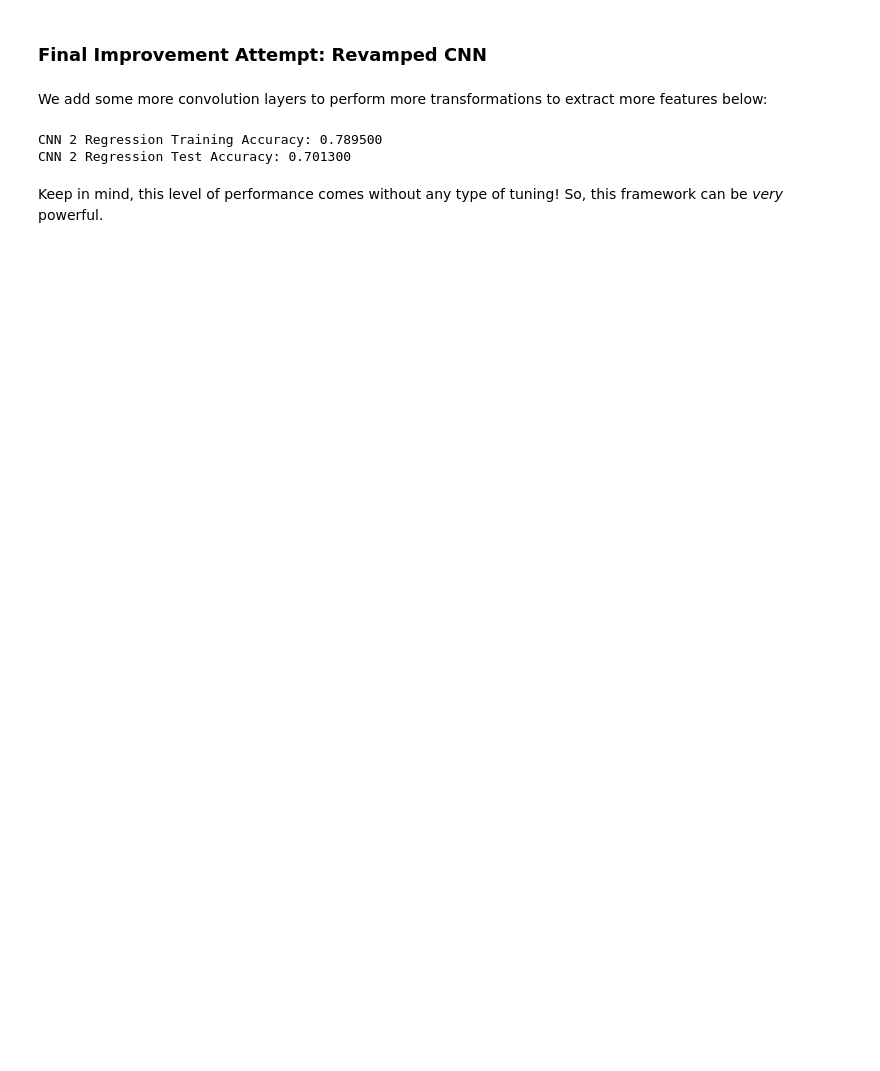
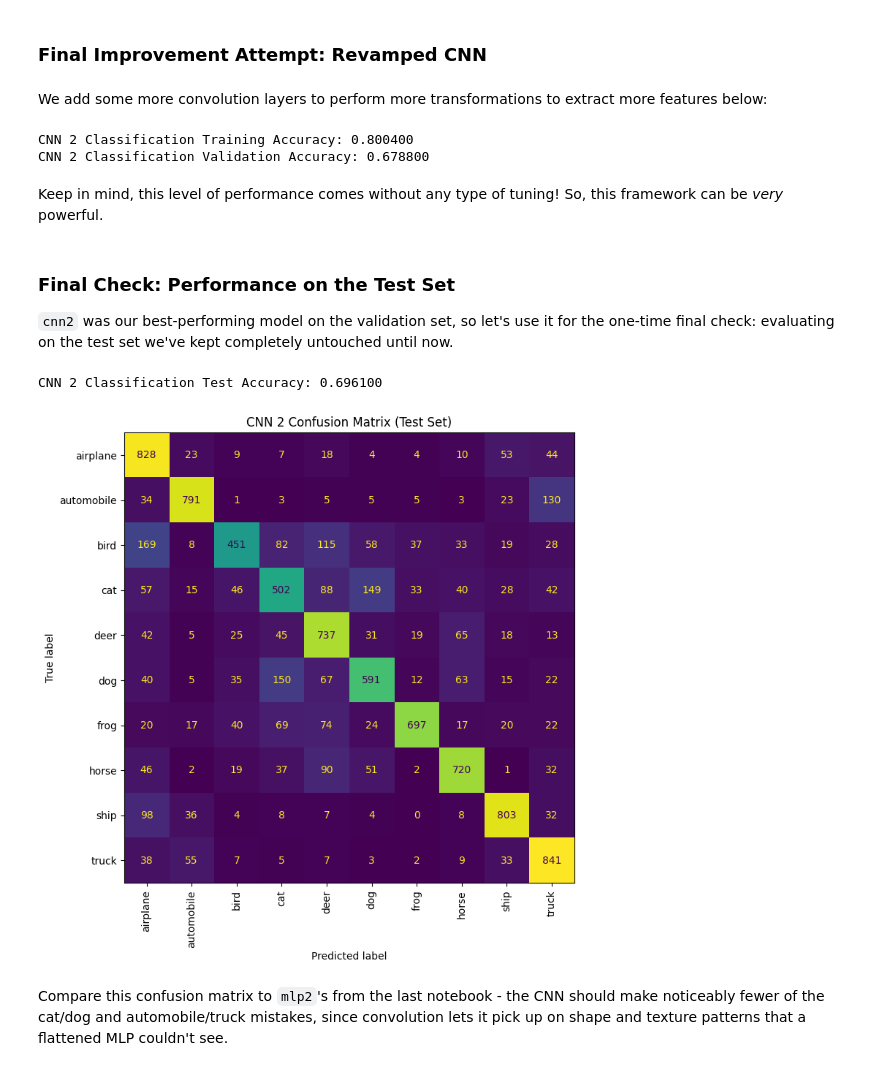
Before and after one commit to nickmelamed/mortorq_instruction, a Jupyter notebook: ml_resources/cv_primer/04-convolution.ipynb, the cells around one changed output. Cells and saved outputs as stored; diff of their text form; code cells hidden in the pictures; blank space fills up the shorter version.

```diff
--- a/ml_resources/cv_primer/04-convolution.ipynb
+++ b/ml_resources/cv_primer/04-convolution.ipynb
@@ -139,15 +199,37 @@ cnn2.compile(
 )
 
 history = cnn2.fit(X_train, y_train, epochs=10, batch_size=32,
-                    validation_data=(X_test, y_test), verbose=0)
+                    validation_data=(X_val, y_val), verbose=0)
 
 _, cnn2_train_acc = cnn2.evaluate(X_train, y_train, verbose=0)
-_, cnn2_test_acc = cnn2.evaluate(X_test, y_test, verbose=0)
+_, cnn2_val_acc = cnn2.evaluate(X_val, y_val, verbose=0)
 
-print(f"CNN 2 Regression Training Accuracy: {cnn2_train_acc:3f}")
-print(f"CNN 2 Regression Test Accuracy: {cnn2_test_acc:3f}")
+print(f"CNN 2 Classification Training Accuracy: {cnn2_train_acc:3f}")
+print(f"CNN 2 Classification Validation Accuracy: {cnn2_val_acc:3f}")
 # %% [output]
-CNN 2 Regression Training Accuracy: 0.789500
-CNN 2 Regression Test Accuracy: 0.701300
+CNN 2 Classification Training Accuracy: 0.800400
+CNN 2 Classification Validation Accuracy: 0.678800
 # %% [markdown]
 Keep in mind, this level of performance comes without any type of tuning! So, this framework can be *very* powerful.
+# %% [markdown]
+### Final Check: Performance on the Test Set
+
+`cnn2` was our best-performing model on the validation set, so let's use it for the one-time final check: evaluating on the test set we've kept completely untouched until now.
+# %%
+_, cnn2_test_acc = cnn2.evaluate(X_test, y_test, verbose=0)
+print(f"CNN 2 Classification Test Accuracy: {cnn2_test_acc:3f}")
+
+y_pred_test = np.argmax(cnn2.predict(X_test, verbose=0), axis=1)
+
+cm = confusion_matrix(y_test, y_pred_test)
+disp = ConfusionMatrixDisplay(cm, display_labels=class_names)
+
+fig, ax = plt.subplots(figsize=(8, 8))
+disp.plot(ax=ax, xticks_rotation='vertical', colorbar=False)
+plt.title("CNN 2 Confusion Matrix (Test Set)")
+plt.show()
+# %% [output]
+CNN 2 Classification Test Accuracy: 0.696100
+[figure, added]
+# %% [markdown]
+Compare this confusion matrix to `mlp2`'s from the last notebook - the CNN should make noticeably fewer of the cat/dog and automobile/truck mistakes, since convolution lets it pick up on shape and texture patterns that a flattened MLP couldn't see.
```
Also changed, not shown: parts of 18 cells of this notebook.
